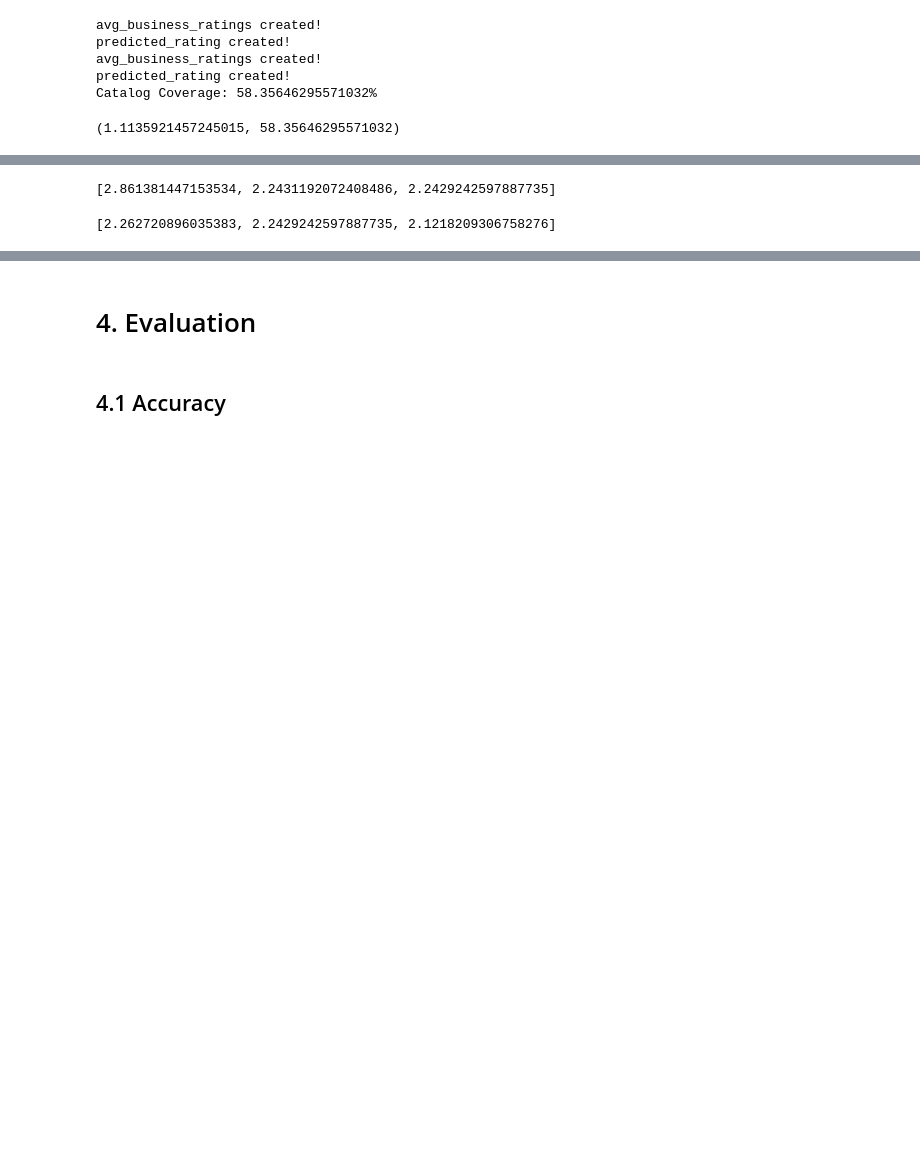
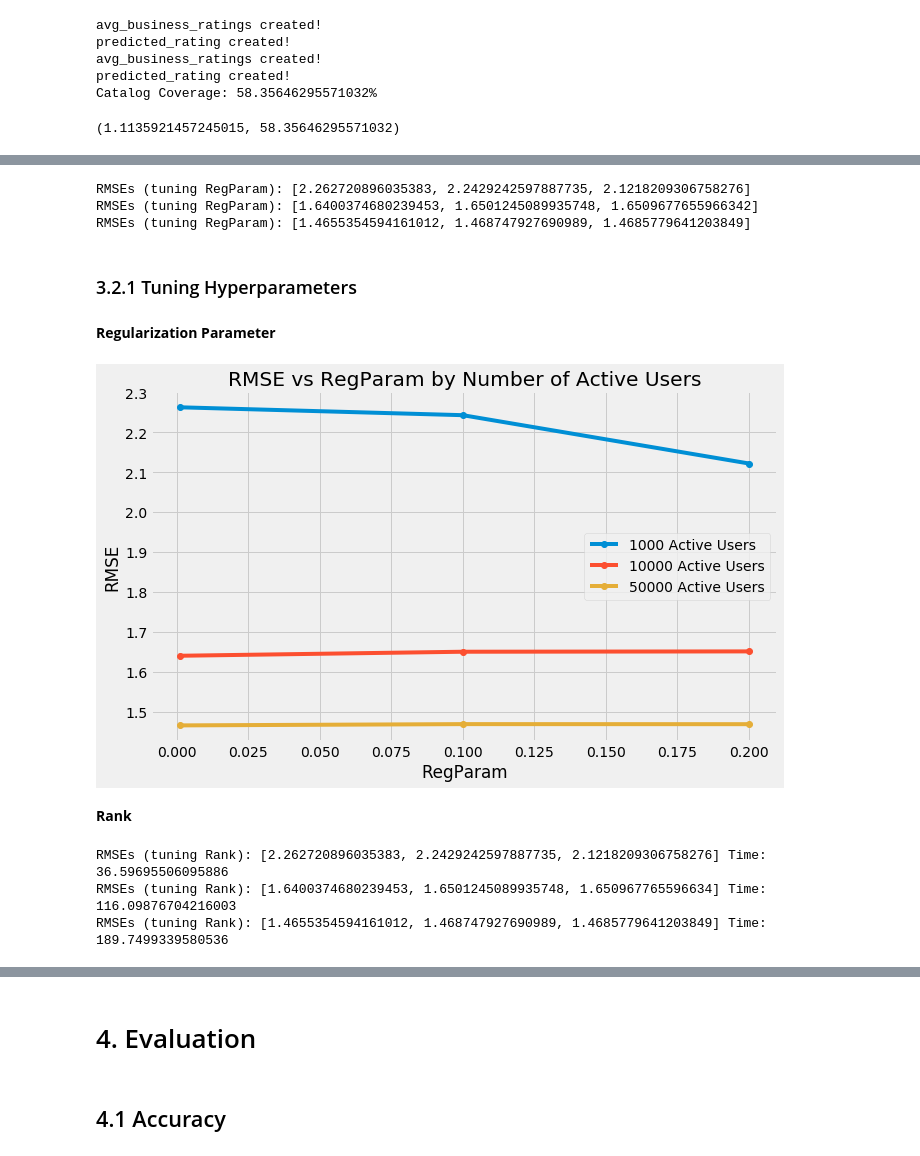
Before and after one commit to thisismeg/personalization-final-project, a Jupyter notebook: final_report.ipynb, the cells around one changed output, grey strips where cells are left out. Drawn from its saved outputs; the diff is of its cells as text; code cells hidden in the pictures; blank space fills up the shorter version.

```diff
--- a/final_report.ipynb
+++ b/final_report.ipynb
@@ -486,6 +505,18 @@ for sample_df in all_testing_dfs:
     new_sample_df = sample_df[['numeric_user_id', 'numeric_business_id', 'rating']]
     spark_sample_df = spark.createDataFrame(new_sample_df, schema=data_schema)
     all_sample_spark_dfs_test.append(spark_sample_df)
+# %%
+def plot_rmse_vs_param(cvModels, param_list, xlabel):
+    plt.figure(figsize=(10, 6))
+    for cvModel in cvModels:
+        plt.plot(param_list, cvModel.avgMetrics, marker='o')
+
+    plt.xlabel(xlabel)
+    plt.ylabel('RMSE')
+    plt.title('RMSE vs {} by Number of Active Users'.format(xlabel))
+    plt.legend(['{} Active Users'.format(n) for n in sample_sizes])
+    plt.grid(True)
+    plt.show()
 # %%
 als = ALS(maxIter=5, userCol="numeric_user_id", itemCol="numeric_business_id", ratingCol="rating",
           coldStartStrategy="drop", nonnegative= True)
@@ -498,3 +529,13 @@ crossval = CrossValidator(estimator=als,
                           evaluator=RegressionEvaluator(metricName="rmse",
                                                         labelCol="rating"),
                           numFolds=3)
+
+cvs = []
+for i in range(3):
+    cv = crossval_rank.fit(all_sample_spark_dfs_train[i])
+    cvs.append(cv)
+    print('RMSEs (tuning RegParam):', cv.avgMetrics)
+# %% [output]
+RMSEs (tuning RegParam): [2.262720896035383, 2.2429242597887735, 2.1218209306758276]
+RMSEs (tuning RegParam): [1.6400374680239453, 1.6501245089935748, 1.6509677655966342]
+RMSEs (tuning RegParam): [1.4655354594161012, 1.468747927690989, 1.4685779641203849]
@@ -503,10 +542,18 @@ cv = crossval.fit(all_sample_spark_dfs_train[0])
-# %%
-cv.avgMetrics
-# %% [output]
-[2.861381447153534, 2.2431192072408486, 2.2429242597887735]
+# %% [markdown]
+### 3.2.1 Tuning Hyperparameters  <a class="anchor" id="3-2-1"></a>
+# %% [markdown]
+**Regularization Parameter**
+# %%
+plot_rmse_vs_param(cvs, reg_list, 'RegParam')
+# %% [output]
+[figure, added]
 # %%
 best_reg = 0.2
+# %% [markdown]
+**Rank**
 # %%
+import time
+
 als = ALS(regParam=best_reg, maxIter=5, userCol="numeric_user_id", itemCol="numeric_business_id", ratingCol="rating",
           coldStartStrategy="drop", nonnegative= True)
 
@@ -518,8 +565,14 @@ crossval_rank = CrossValidator(estimator=als,
                                                         labelCol="rating"),
                           numFolds=3)
 
-cv_rank = crossval_rank.fit(all_sample_spark_dfs_train[0])
+cv_ranks = []
+for i in range(3):
+    start = time.time()
+    cv_rank = crossval_rank.fit(all_sample_spark_dfs_train[i])
+    cv_ranks.append(cv_rank)
+    end = time.time()
+    print('RMSEs (tuning Rank):', cv_rank.avgMetrics, 'Time: ', end - start)
+# %% [output]
+RMSEs (tuning Rank): [2.262720896035383, 2.2429242597887735, 2.1218209306758276] Time:  36.59695506095886
+RMSEs (tuning Rank): [1.6400374680239453, 1.6501245089935748, 1.650967765596634] Time:  116.09876704216003
+RMSEs (tuning Rank): [1.4655354594161012, 1.468747927690989, 1.4685779641203849] Time:  189.7499339580536
-# %%
-cv_rank.avgMetrics
-# %% [output]
-[2.262720896035383, 2.2429242597887735, 2.1218209306758276]
```
Also changed, not shown: parts of 23 cells of this notebook.
